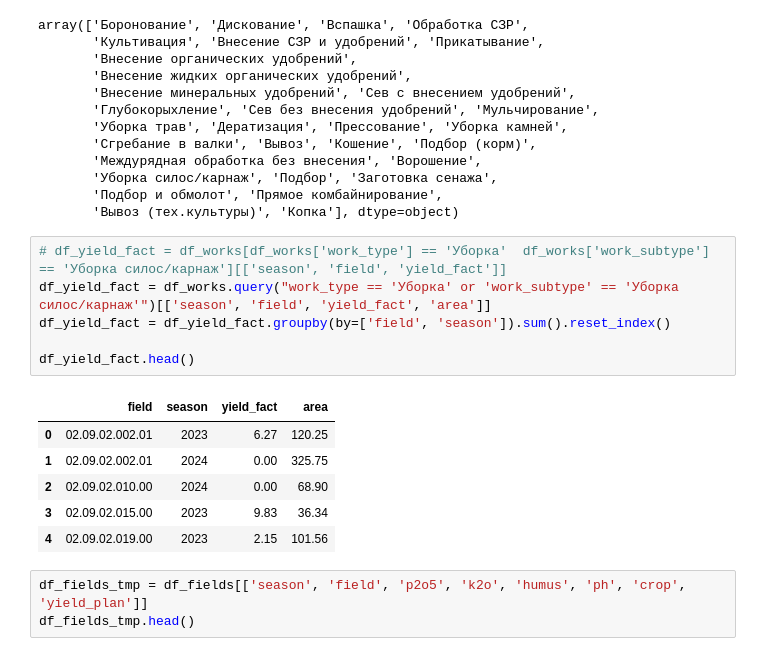
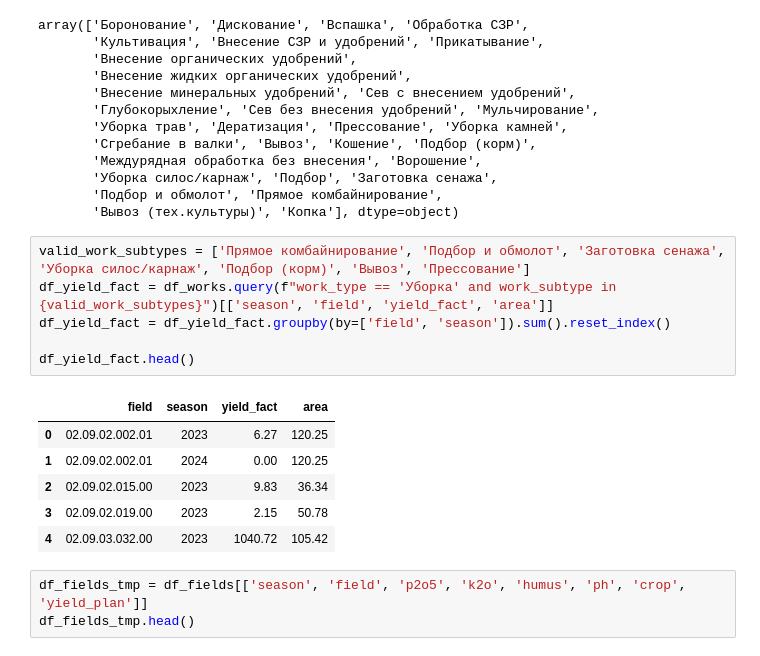
Before and after one commit to VladSunny/DANO_EKONIVA, a Jupyter notebook: notebooks/searchForHypotheses.ipynb, the cells around one changed output. Drawn from its saved outputs; the diff is of its cells as text.

```diff
--- a/notebooks/searchForHypotheses.ipynb
+++ b/notebooks/searchForHypotheses.ipynb
@@ -53,18 +53,18 @@ array(['Боронование', 'Дискование', 'Вспашка', 'Об
        'Подбор и обмолот', 'Прямое комбайнирование',
        'Вывоз (тех.культуры)', 'Копка'], dtype=object)
 # %%
-# df_yield_fact = df_works[df_works['work_type'] == 'Уборка'  df_works['work_subtype'] == 'Уборка силос/карнаж'][['season', 'field', 'yield_fact']]
-df_yield_fact = df_works.query("work_type == 'Уборка' or 'work_subtype' == 'Уборка силос/карнаж'")[['season', 'field', 'yield_fact', 'area']]
+valid_work_subtypes = ['Прямое комбайнирование', 'Подбор и обмолот', 'Заготовка сенажа', 'Уборка силос/карнаж', 'Подбор (корм)', 'Вывоз', 'Прессование']
+df_yield_fact = df_works.query(f"work_type == 'Уборка' and work_subtype in {valid_work_subtypes}")[['season', 'field', 'yield_fact', 'area']]
 df_yield_fact = df_yield_fact.groupby(by=['field', 'season']).sum().reset_index()
 
 df_yield_fact.head()
 # %% [output]
 |  | field | season | yield_fact | area |
 | 0 | 02.09.02.002.01 | 2023 | 6.27 | 120.25 |
-| 1 | 02.09.02.002.01 | 2024 | 0.00 | 325.75 |
-| 2 | 02.09.02.010.00 | 2024 | 0.00 | 68.90 |
-| 3 | 02.09.02.015.00 | 2023 | 9.83 | 36.34 |
-| 4 | 02.09.02.019.00 | 2023 | 2.15 | 101.56 |
+| 1 | 02.09.02.002.01 | 2024 | 0.00 | 120.25 |
+| 2 | 02.09.02.015.00 | 2023 | 9.83 | 36.34 |
+| 3 | 02.09.02.019.00 | 2023 | 2.15 | 50.78 |
+| 4 | 02.09.03.032.00 | 2023 | 1040.72 | 105.42 |
 # %%
 df_fields_tmp = df_fields[['season', 'field', 'p2o5', 'k2o', 'humus', 'ph', 'crop', 'yield_plan']]
 df_fields_tmp.head()
```
Also changed, not shown: parts of 7 cells of this notebook, 1 other file.
